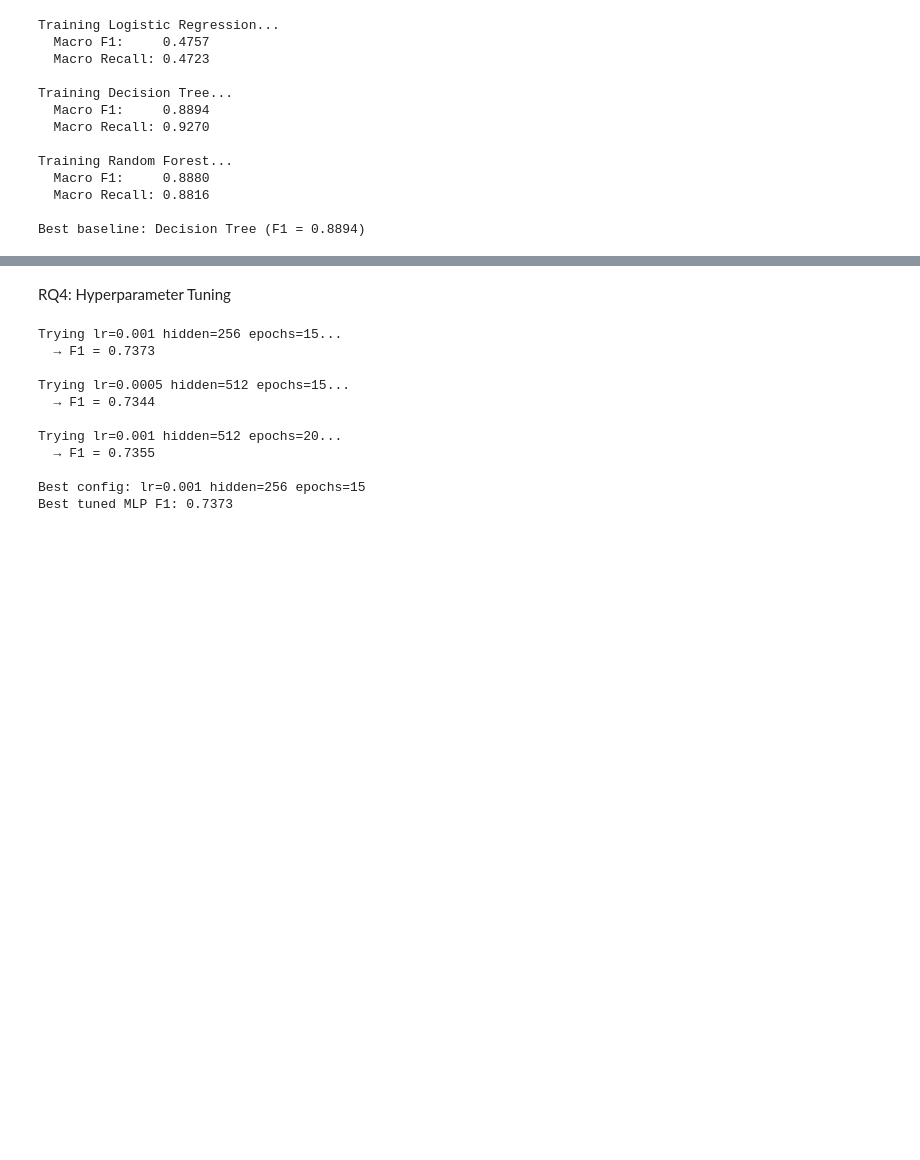
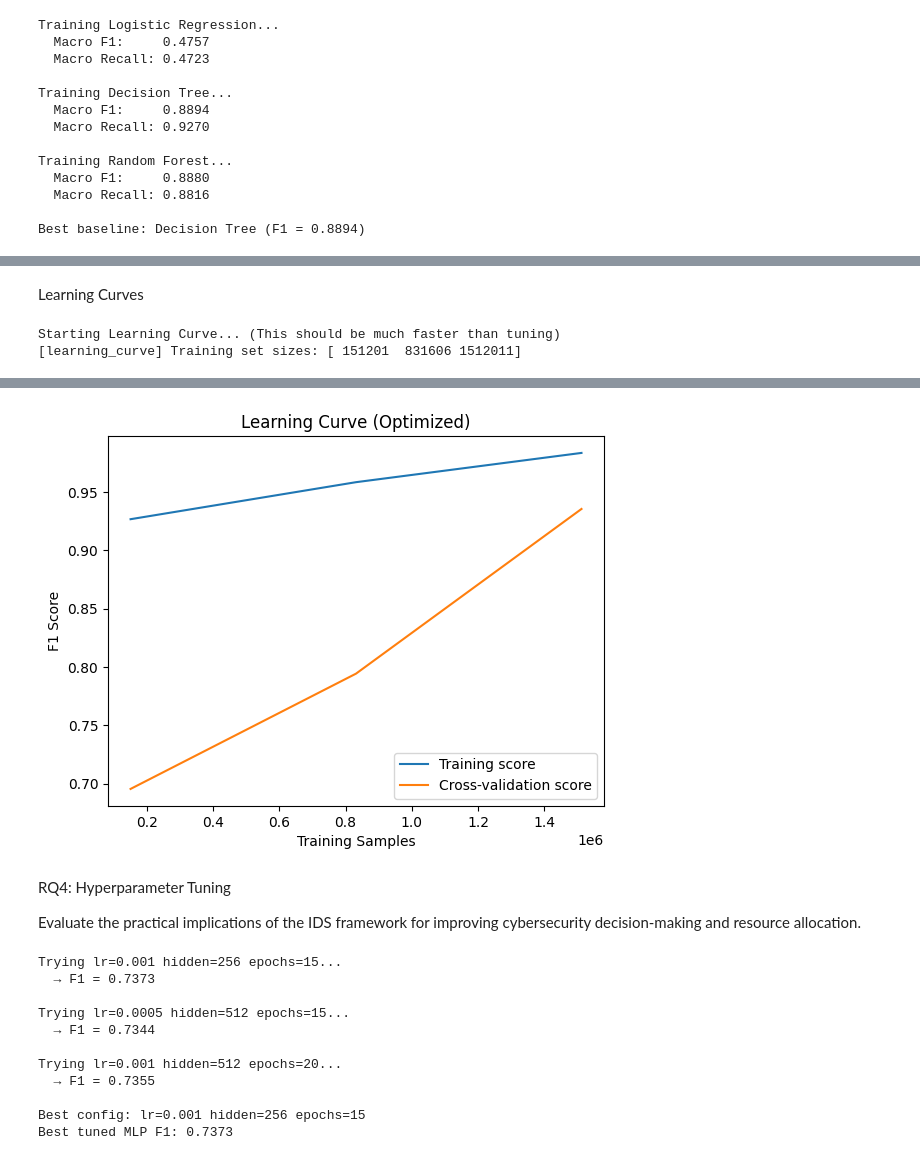
Before and after one commit to ratchapon-p/ITCY583-Network-IDS, a Jupyter notebook: project01.ipynb, the cells around one changed output, grey strips where cells are left out. Cells and saved outputs as stored; diff of their text form; code cells hidden in the pictures; blank space fills up the shorter version.

```diff
--- a/project01.ipynb
+++ b/project01.ipynb
@@ -546,0 +601,36 @@ Best baseline: Decision Tree (F1 = 0.8894)
+# %% [markdown]
+Learning Curves
+# %%
+from sklearn.model_selection import learning_curve
+import numpy as np
+import matplotlib.pyplot as plt
+
+best_model = rf_search.best_estimator_
+
+train_sizes = np.linspace(0.1, 1.0, 3)
+
+print("Starting Learning Curve... (This should be much faster than tuning)")
+
+train_sizes, train_scores, test_scores = learning_curve(
+    best_model,
+    X_train_sm, y_train_sm,
+    cv=3,
+    scoring='f1_macro',
+    n_jobs=4,
+    train_sizes=train_sizes,
+    verbose=1
+)
+
+train_mean = np.mean(train_scores, axis=1)
+test_mean = np.mean(test_scores, axis=1)
+
+plt.plot(train_sizes, train_mean, label='Training score')
+plt.plot(train_sizes, test_mean, label='Cross-validation score')
+plt.title('Learning Curve (Optimized)')
+plt.xlabel('Training Samples')
+plt.ylabel('F1 Score')
+plt.legend()
+plt.show()
+# %% [output]
+Starting Learning Curve... (This should be much faster than tuning)
+[learning_curve] Training set sizes: [ 151201  831606 1512011]
@@ -547,5 +639,8 @@ Best baseline: Decision Tree (F1 = 0.8894)
+[figure, added]
 # %% [markdown]
 RQ4: Hyperparameter Tuning
+
+Evaluate the practical implications of the IDS framework for improving cybersecurity decision-making and resource allocation.
 # %%
 configs = [
     {'lr': 0.001,  'hidden': 256, 'epochs': 15},
```
Also changed, not shown: parts of 6 cells of this notebook.
